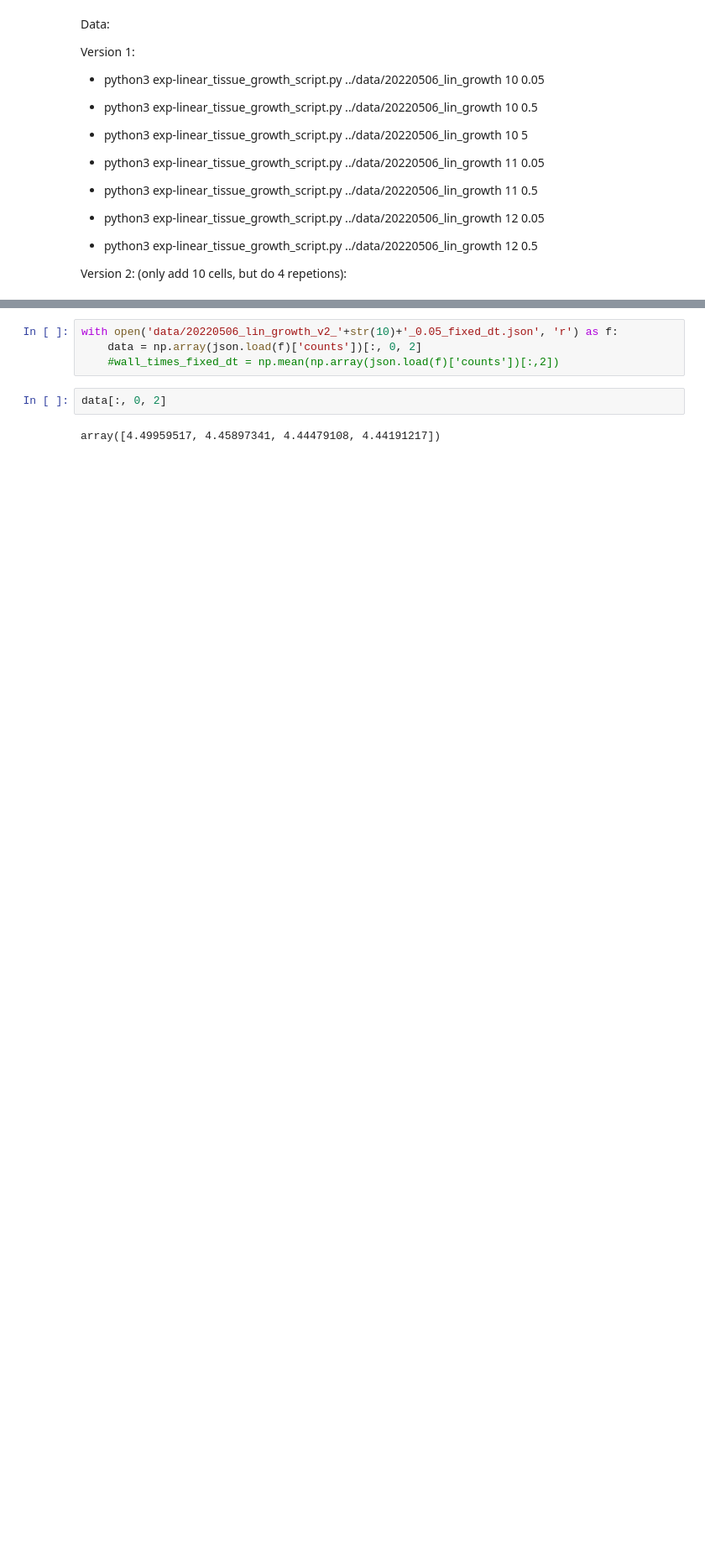
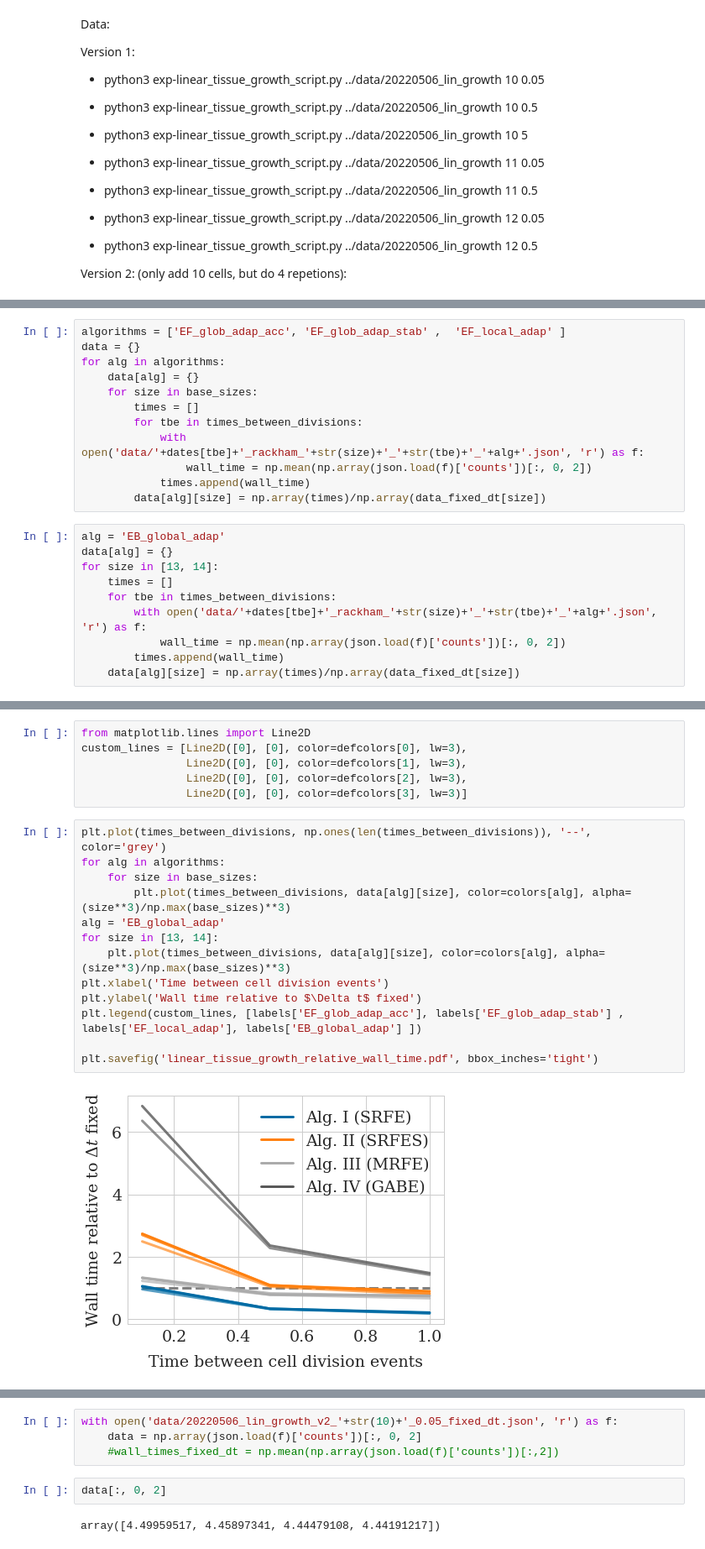
Before and after one commit to somathias/cbmos, a Jupyter notebook: experiments/exp-draft_linear_tissue_growth.ipynb, the cells around one changed output, grey strips where cells are left out. Shown at 84% size. Saved outputs shown, nothing was run; the diff lists cells and outputs as text; blank space fills up the shorter version.

```diff
--- a/experiments/exp-draft_linear_tissue_growth.ipynb
+++ b/experiments/exp-draft_linear_tissue_growth.ipynb
@@ -103,0 +130,22 @@ Version 2: (only add 10 cells, but do 4 repetions):
+# %%
+algorithms = ['EF_glob_adap_acc', 'EF_glob_adap_stab' ,  'EF_local_adap' ]
+data = {}
+for alg in algorithms:
+    data[alg] = {}
+    for size in base_sizes:
+        times = []
+        for tbe in times_between_divisions:
+            with open('data/'+dates[tbe]+'_rackham_'+str(size)+'_'+str(tbe)+'_'+alg+'.json', 'r') as f:
+                wall_time = np.mean(np.array(json.load(f)['counts'])[:, 0, 2])
+            times.append(wall_time)
+        data[alg][size] = np.array(times)/np.array(data_fixed_dt[size])
+# %%
+alg = 'EB_global_adap'
+data[alg] = {}
+for size in [13, 14]:
+    times = []
+    for tbe in times_between_divisions:
+        with open('data/'+dates[tbe]+'_rackham_'+str(size)+'_'+str(tbe)+'_'+alg+'.json', 'r') as f:
+            wall_time = np.mean(np.array(json.load(f)['counts'])[:, 0, 2])
+        times.append(wall_time)
+    data[alg][size] = np.array(times)/np.array(data_fixed_dt[size])
@@ -103,0 +166,21 @@ Version 2: (only add 10 cells, but do 4 repetions):
+# %%
+from matplotlib.lines import Line2D
+custom_lines = [Line2D([0], [0], color=defcolors[0], lw=3),
+                Line2D([0], [0], color=defcolors[1], lw=3),
+                Line2D([0], [0], color=defcolors[2], lw=3),
+                Line2D([0], [0], color=defcolors[3], lw=3)]
+# %%
+plt.plot(times_between_divisions, np.ones(len(times_between_divisions)), '--', color='grey')
+for alg in algorithms:
+    for size in base_sizes:
+        plt.plot(times_between_divisions, data[alg][size], color=colors[alg], alpha=(size**3)/np.max(base_sizes)**3)
+alg = 'EB_global_adap'
+for size in [13, 14]:
+    plt.plot(times_between_divisions, data[alg][size], color=colors[alg], alpha=(size**3)/np.max(base_sizes)**3)
+plt.xlabel('Time between cell division events')
+plt.ylabel('Wall time relative to $\Delta t$ fixed')
+plt.legend(custom_lines, [labels['EF_glob_adap_acc'], labels['EF_glob_adap_stab'] ,  labels['EF_local_adap'], labels['EB_global_adap'] ])
+
+plt.savefig('linear_tissue_growth_relative_wall_time.pdf', bbox_inches='tight')
+# %% [output]
+[figure, added]
```
Also changed, not shown: parts of 8 cells of this notebook, 1 other file.
